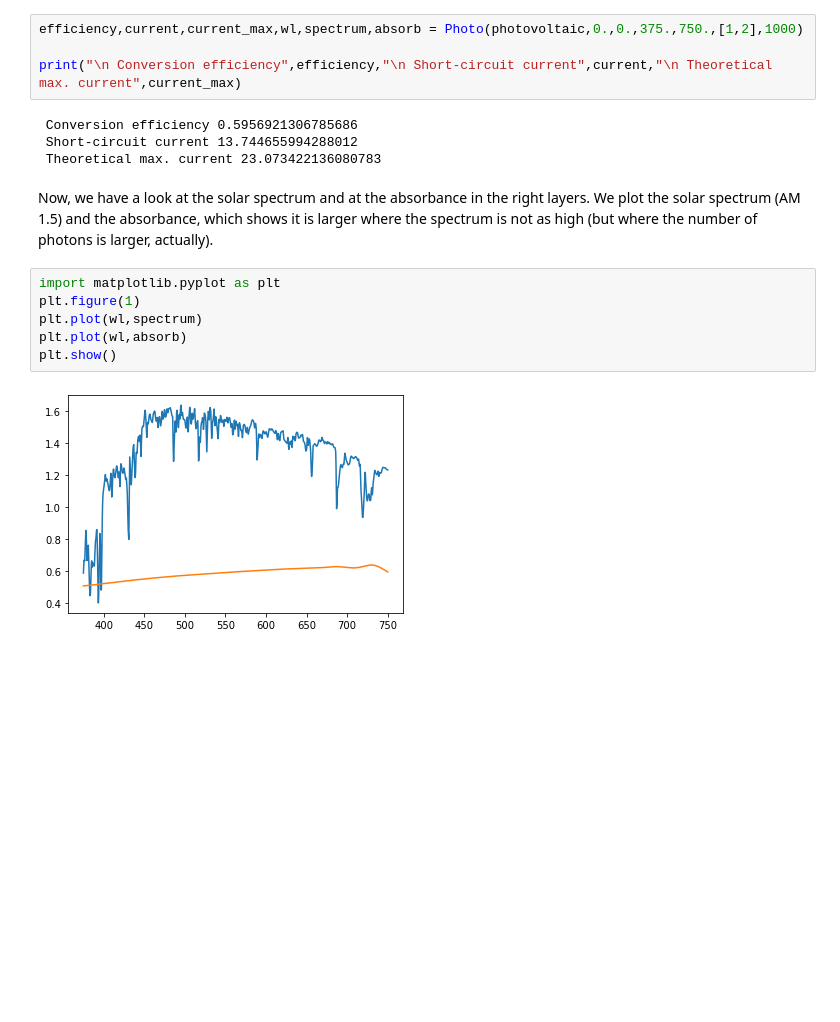
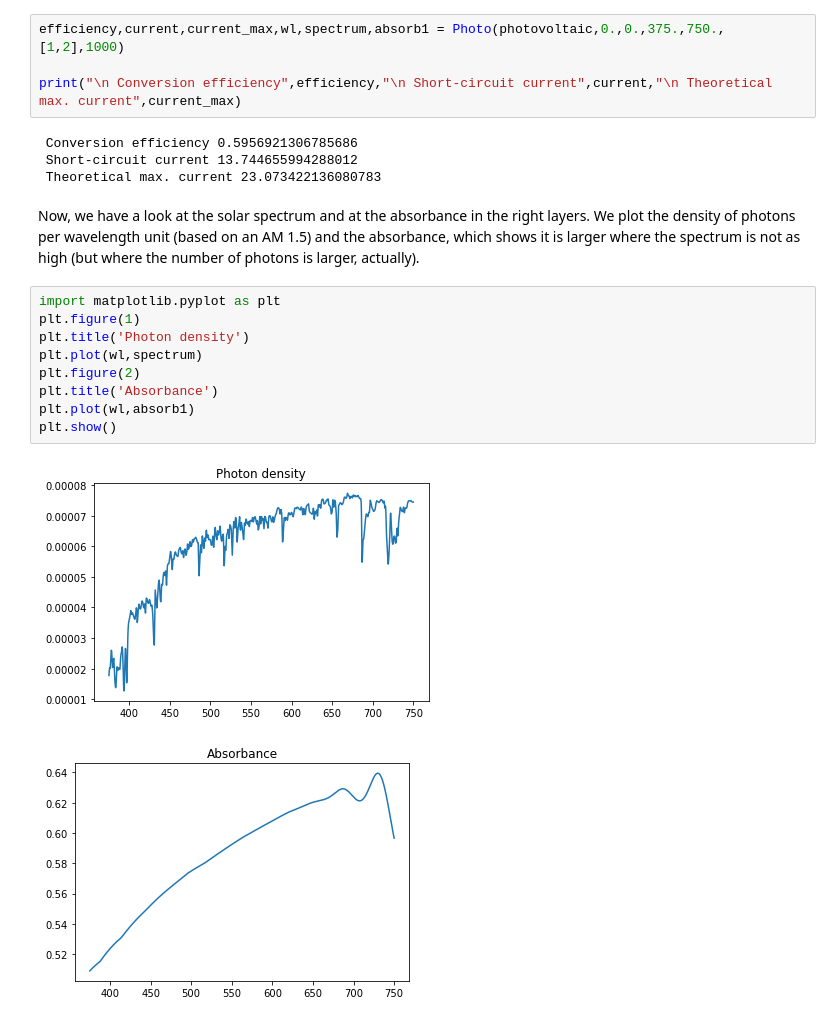
Before and after one commit to AnMoreau/PyMoosh, a Jupyter notebook: notebooks/Photovoltaics.ipynb, the cells around one changed output. Drawn from its saved outputs; the diff is of its cells as text; blank space fills up the shorter version.

Commit message:
Notebooks updated. Photovoltaics especially.

````diff
--- a/notebooks/Photovoltaics.ipynb
+++ b/notebooks/Photovoltaics.ipynb
@@ -23,7 +27,7 @@ SIA
 # %% [markdown]
 Now we call the ```Photo``` function. There are two active layers (1 and 2 since we artificially divided the active layer in two), which is simply specified by using a list of their numbers (```[1,2]```).
 # %%
-efficiency,current,current_max,wl,spectrum,absorb = Photo(photovoltaic,0.,0.,375.,750.,[1,2],1000)
+efficiency,current,current_max,wl,spectrum,absorb1 = Photo(photovoltaic,0.,0.,375.,750.,[1,2],1000)
 
 print("\n Conversion efficiency",efficiency,"\n Short-circuit current",current,"\n Theoretical max. current",current_max)
 # %% [output]
@@ -31,12 +35,16 @@ print("\n Conversion efficiency",efficiency,"\n Short-circuit current",current,"
  Short-circuit current 13.744655994288012
  Theoretical max. current 23.073422136080783
 # %% [markdown]
-Now, we have a look at the solar spectrum and at the absorbance in the right layers. We plot the solar spectrum (AM 1.5) and the absorbance, which shows it is larger where the spectrum is not as high (but where the number of photons is larger, actually).
+Now, we have a look at the solar spectrum and at the absorbance in the right layers. We plot the density of photons per wavelength unit (based on an AM 1.5) and the absorbance, which shows it is larger where the spectrum is not as high (but where the number of photons is larger, actually).
 # %%
 import matplotlib.pyplot as plt
 plt.figure(1)
+plt.title('Photon density')
 plt.plot(wl,spectrum)
-plt.plot(wl,absorb)
+plt.figure(2)
+plt.title('Absorbance')
+plt.plot(wl,absorb1)
 plt.show()
 # %% [output]
-[figure, old version]
+[figure, new version]
+[figure, added]
````
Also changed, not shown: parts of 4 cells of this notebook, 2 other files.
